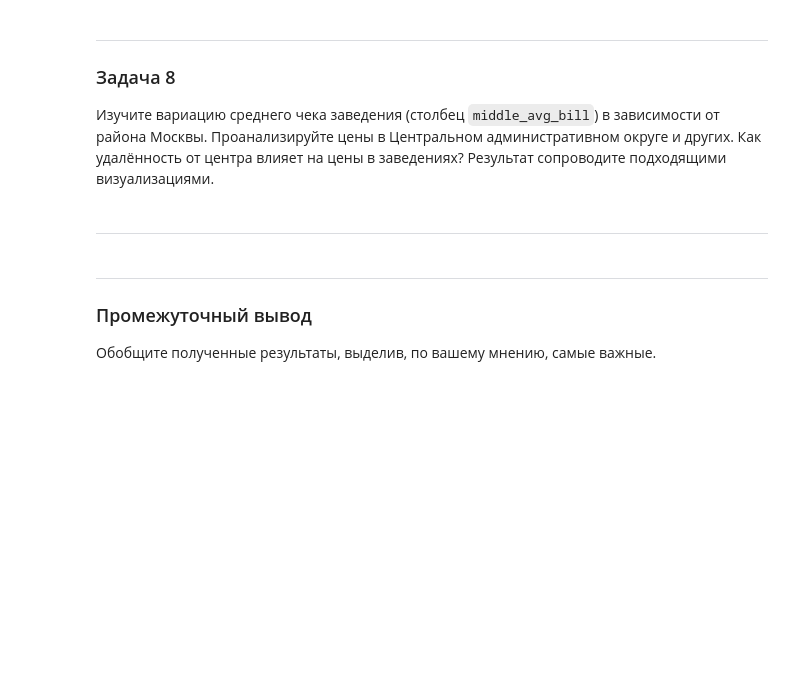
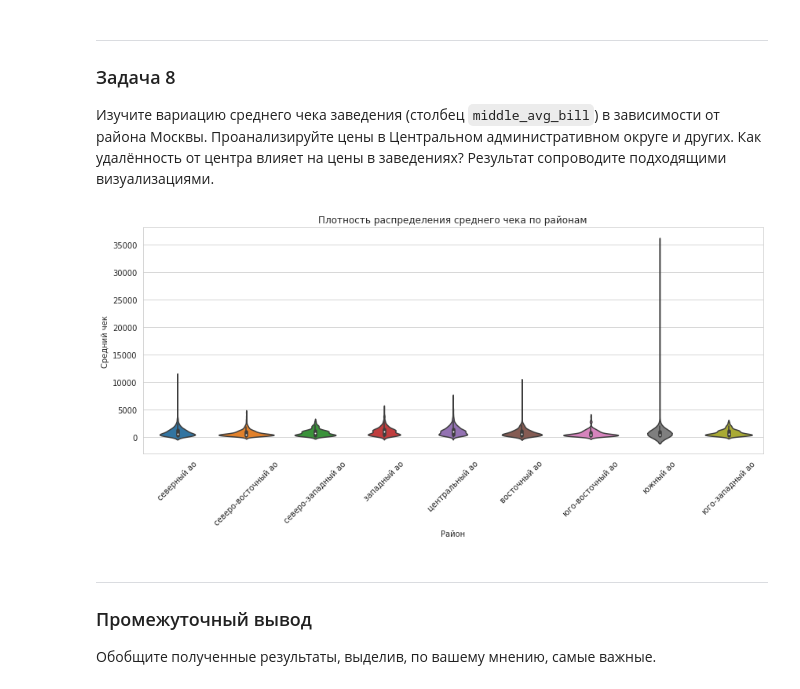
Before and after one commit to blbl-blbl/yandex_practicum_Data_Science_Course, a Jupyter notebook: Module_2_Python_Preprocessing/2. food sector analysis/food_sector_analysis.ipynb, the cells around one changed output. Cells and saved outputs as stored; diff of their text form; code cells hidden in the pictures; blank space fills up the shorter version.

```diff
--- a/Module_2_Python_Preprocessing/2. food sector analysis/food_sector_analysis.ipynb
+++ b/Module_2_Python_Preprocessing/2. food sector analysis/food_sector_analysis.ipynb
@@ -609,8 +612,17 @@ plt.show()
 ### Задача 8
 
 Изучите вариацию среднего чека заведения (столбец `middle_avg_bill`) в зависимости от района Москвы. Проанализируйте цены в Центральном административном округе и других. Как удалённость от центра влияет на цены в заведениях? Результат сопроводите подходящими визуализациями.
-# %% [markdown]
----
+# %%
+plt.figure(figsize=(12, 6))
+sns.violinplot(data=df, x='district', y='middle_avg_bill')
+plt.title('Плотность распределения среднего чека по районам')
+plt.xlabel('Район')
+plt.ylabel('Средний чек')
+plt.xticks(rotation=45)
+plt.tight_layout()
+plt.show()
+# %% [output]
+[figure, added]
 # %% [markdown]
 ---
 
```
Also changed, not shown: parts of 6 cells of this notebook.
